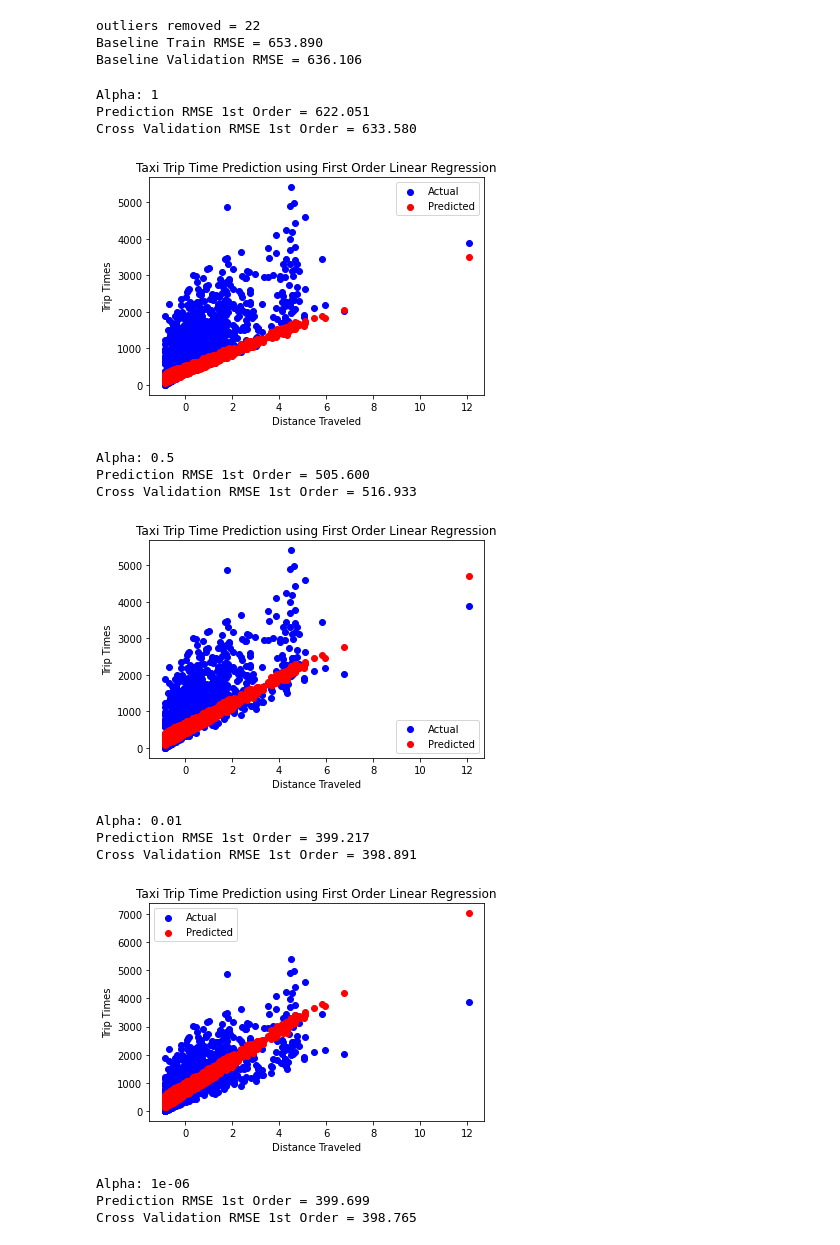
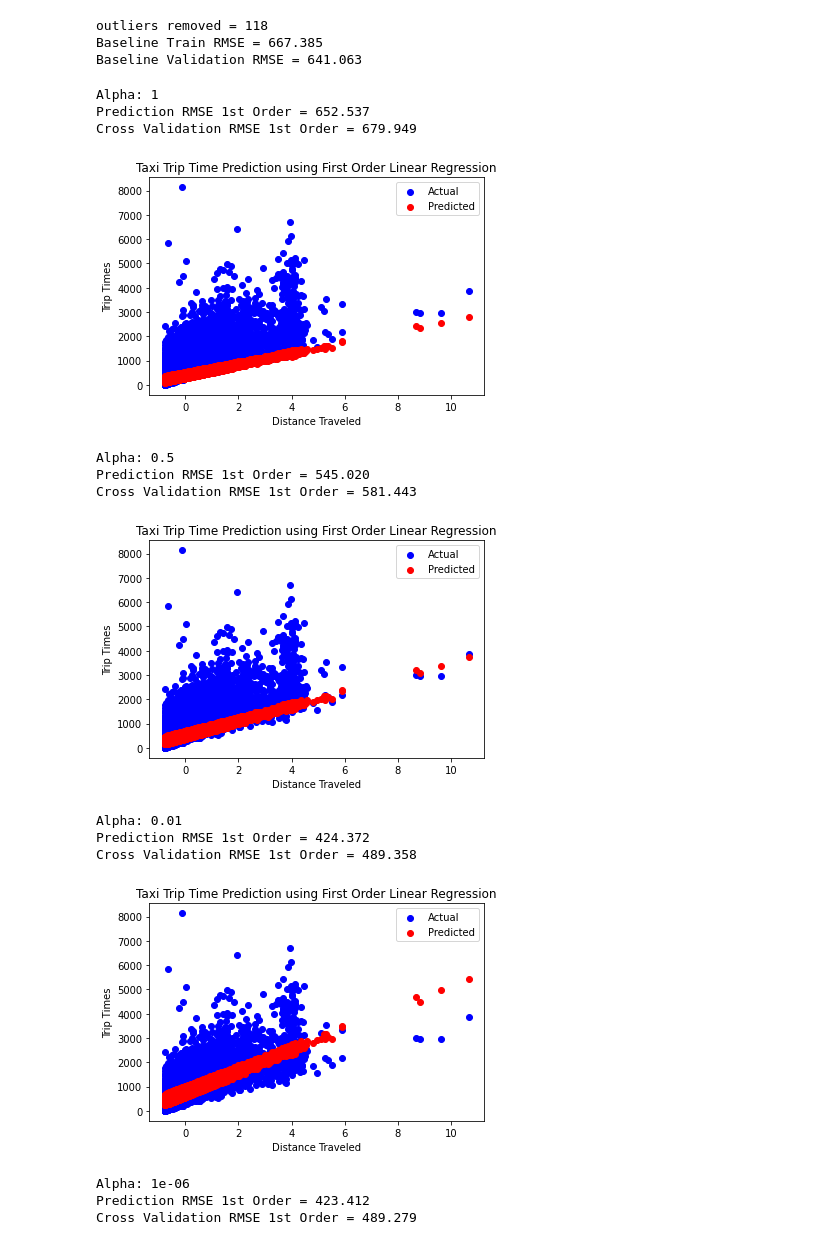
Before and after one commit to lukeac3214/SENG550Project, a Jupyter notebook: Taxi Trip Time Linear Regression First and Second Order 1st Attempt.ipynb, the cells around one changed output. Saved outputs shown, nothing was run; the diff lists cells and outputs as text; code cells hidden in the pictures.

```diff
--- a/Taxi Trip Time Linear Regression First and Second Order 1st Attempt.ipynb
+++ b/Taxi Trip Time Linear Regression First and Second Order 1st Attempt.ipynb
@@ -155,14 +155,14 @@ header = dataRDDwithHeader.first()
 dataRDD = dataRDDwithHeader.filter(lambda row: row != header)
 
 # Take 1% of data
-truncatedRDD = dataRDD.sample(False, 0.01, 17)
+truncatedRDD = dataRDD.sample(False, 0.05, 17)
 
 # Extract Relevant Fields and transform to LabeledPoint
 extractedDataRDD = truncatedRDD.map(extractFields)
 parsedPointsRDD = extractedDataRDD.map(parsePoint)
 
 # remove any values greater than outlier value
-truncatedRDDNoOutliers = parsedPointsRDD.filter(lambda x: x.label < 16000 or x.features[1] > 6)
+truncatedRDDNoOutliers = parsedPointsRDD.filter(lambda x: (x.label < 16000) and (x.features[1] < 7))
 print(f'outliers removed = {parsedPointsRDD.count()-truncatedRDDNoOutliers.count()}')
 
 # Normalize first order RDD
@@ -185,8 +185,8 @@ parsedValDataSecondOrder.cache()
 
 # Values to use when training the linear regression model
 numIters = 500  # iterations
-step = 1
-alphas = [1, 0.5, 0.01, 1e-06]  # step
+step = 1 # step
+alphas = [1, 0.5, 0.01, 1e-06]  # regParam
 miniBatchFrac = 1.0  # miniBatchFraction
 reg = 1e-1  # regParam
 regType = 'l2'  # regType
@@ -244,46 +244,46 @@ for a in alphas:
 ###################################################################################################################
 
 for a in alphas:
     # create second degree linear regression model
     secondModel = LinearRegressionWithSGD.train(parsedTrainDataSecondOrder,numIters,step,miniBatchFrac,initialWeights=None,regParam=a,regType=regType,intercept=useIntercept)
 
     # calculate RMSE for predictions
     labelsAndPreds2 = parsedValDataSecondOrder.map(lambda lp: (lp.label,secondModel.predict(lp.features)))
 
     # calculate RMSE for cross validation
     labelsAndPredsTrain2 = parsedTrainDataSecondOrder.map(lambda lp: (lp.label,secondModel.predict(lp.features)))
 
     rmseValLR2 = calcRMSE(labelsAndPreds2)
     rmseTrainLR2 = calcRMSE(labelsAndPredsTrain2)
     print(f'Alpha: {a}')
     print('Prediction RMSE 2nd Order = {0:.3f}'.format(rmseValLR2))
     print('Cross Validation RMSE 2nd Order = {0:.3f}'.format(rmseTrainLR2))
 
     predictions2 = labelsAndPreds2.map(lambda labelAndPred: labelAndPred[1]).collect()
 
     plt.scatter(xVals, yVals, color='blue', label='Actual')
     plt.scatter(xVals, predictions2, color='red', label='Predicted')
     plt.xlabel('Distance Traveled')
     plt.ylabel('Trip Times')
     plt.title('Taxi Trip Time Prediction using Second Order Linear Regression')
     plt.legend()
     plt.show()
 # %% [output]
-outliers removed = 22
-Baseline Train RMSE = 653.890
-Baseline Validation RMSE = 636.106
+outliers removed = 118
+Baseline Train RMSE = 667.385
+Baseline Validation RMSE = 641.063
 Alpha: 1
-Prediction RMSE 1st Order = 622.051
-Cross Validation RMSE 1st Order = 633.580
+Prediction RMSE 1st Order = 652.537
+Cross Validation RMSE 1st Order = 679.949
-[figure, old version]
+[figure, new version]
 Alpha: 0.5
-Prediction RMSE 1st Order = 505.600
-Cross Validation RMSE 1st Order = 516.933
+Prediction RMSE 1st Order = 545.020
+Cross Validation RMSE 1st Order = 581.443
-[figure, old version]
+[figure, new version]
 Alpha: 0.01
-Prediction RMSE 1st Order = 399.217
-Cross Validation RMSE 1st Order = 398.891
+Prediction RMSE 1st Order = 424.372
+Cross Validation RMSE 1st Order = 489.358
-[figure, old version]
+[figure, new version]
 Alpha: 1e-06
-Prediction RMSE 1st Order = 399.699
-Cross Validation RMSE 1st Order = 398.765
+Prediction RMSE 1st Order = 423.412
+Cross Validation RMSE 1st Order = 489.279
```
Also changed, not shown: parts of 1 cell of this notebook.
